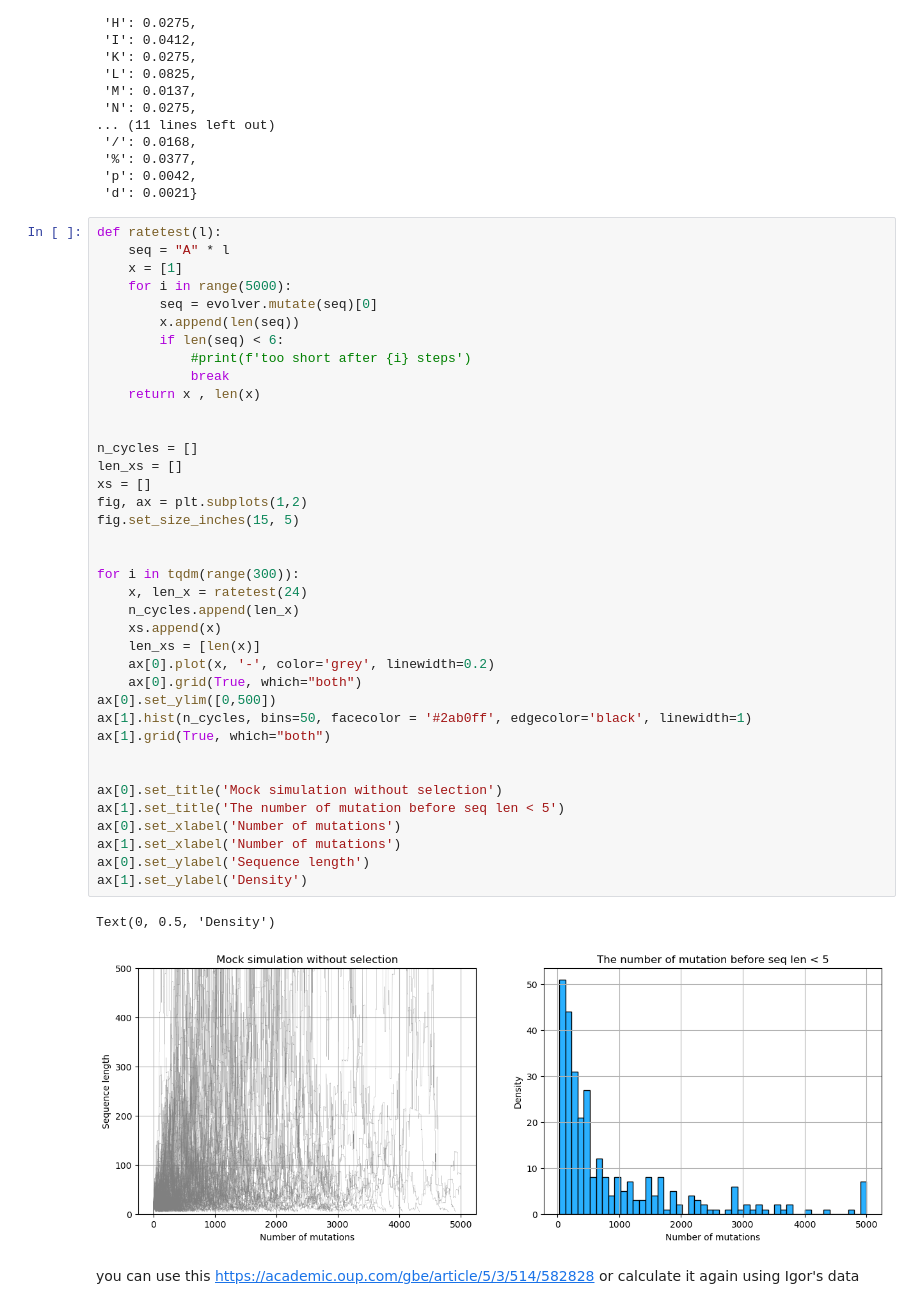
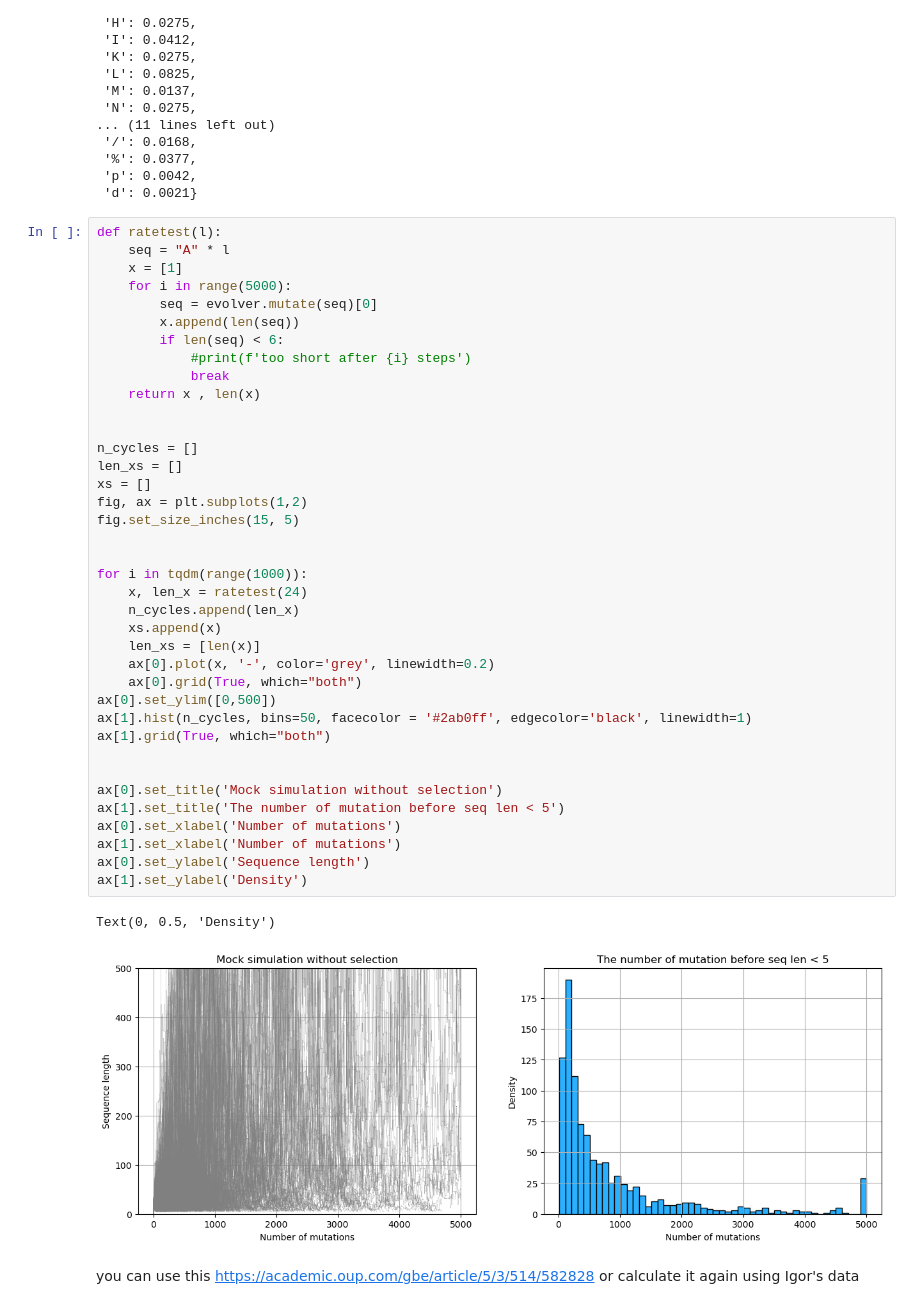
Before and after one commit to sahakyanhk/pfes, a Jupyter notebook: jupyter/ratetest.ipynb, the cells around one changed output. Cells and saved outputs as stored; diff of their text form.

```diff
--- a/jupyter/ratetest.ipynb
+++ b/jupyter/ratetest.ipynb
@@ -49,35 +49,35 @@ def ratetest(l):
             break
     return x , len(x)
 
 
 n_cycles = []
 len_xs = []
 xs = []
 fig, ax = plt.subplots(1,2)
 fig.set_size_inches(15, 5)
 
 
-for i in tqdm(range(300)):
+for i in tqdm(range(1000)):
     x, len_x = ratetest(24)
     n_cycles.append(len_x)
     xs.append(x)
     len_xs = [len(x)]
     ax[0].plot(x, '-', color='grey', linewidth=0.2)
     ax[0].grid(True, which="both")
 ax[0].set_ylim([0,500])
 ax[1].hist(n_cycles, bins=50, facecolor = '#2ab0ff', edgecolor='black', linewidth=1)
 ax[1].grid(True, which="both")
 
 
 ax[0].set_title('Mock simulation without selection')
 ax[1].set_title('The number of mutation before seq len < 5')
 ax[0].set_xlabel('Number of mutations')
 ax[1].set_xlabel('Number of mutations')
 ax[0].set_ylabel('Sequence length')
 ax[1].set_ylabel('Density')
 # %% [output]
 Text(0, 0.5, 'Density')
-[figure, old version]
+[figure, new version]
 # %% [markdown]
 
 you can use this https://academic.oup.com/gbe/article/5/3/514/582828
```
